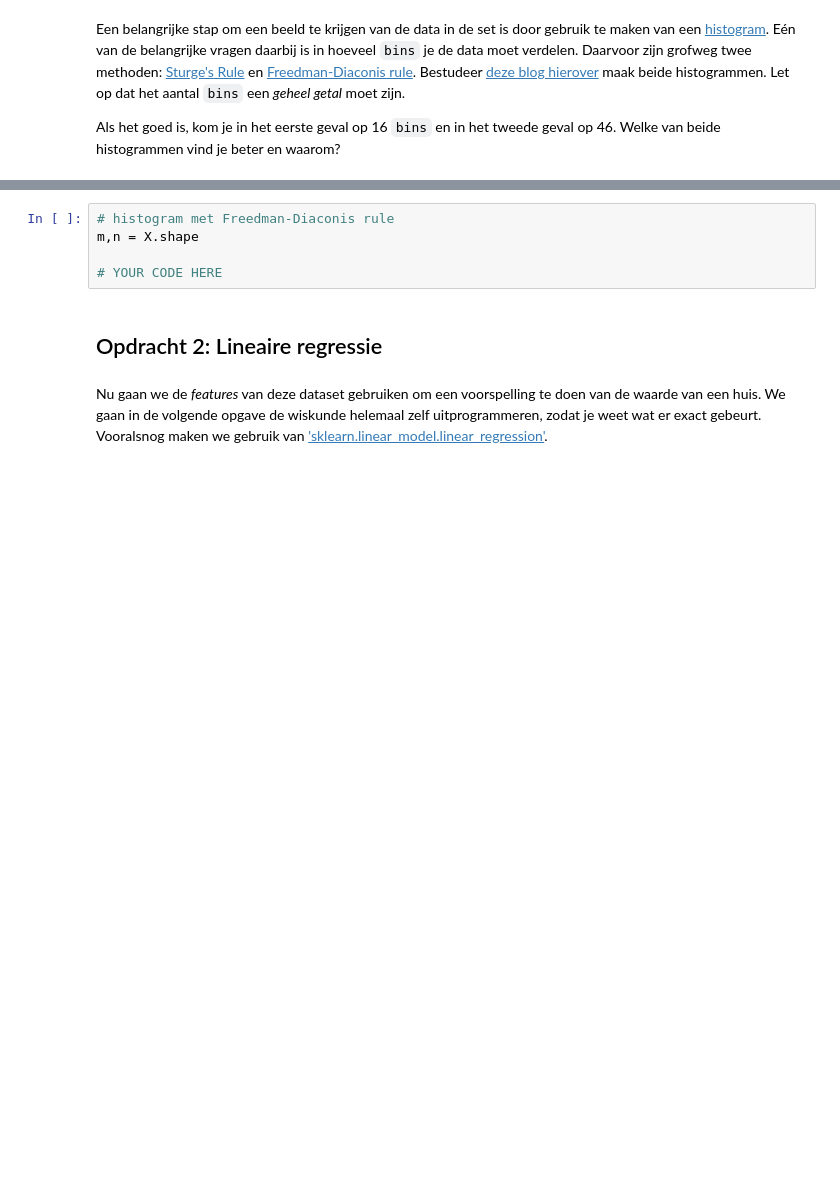
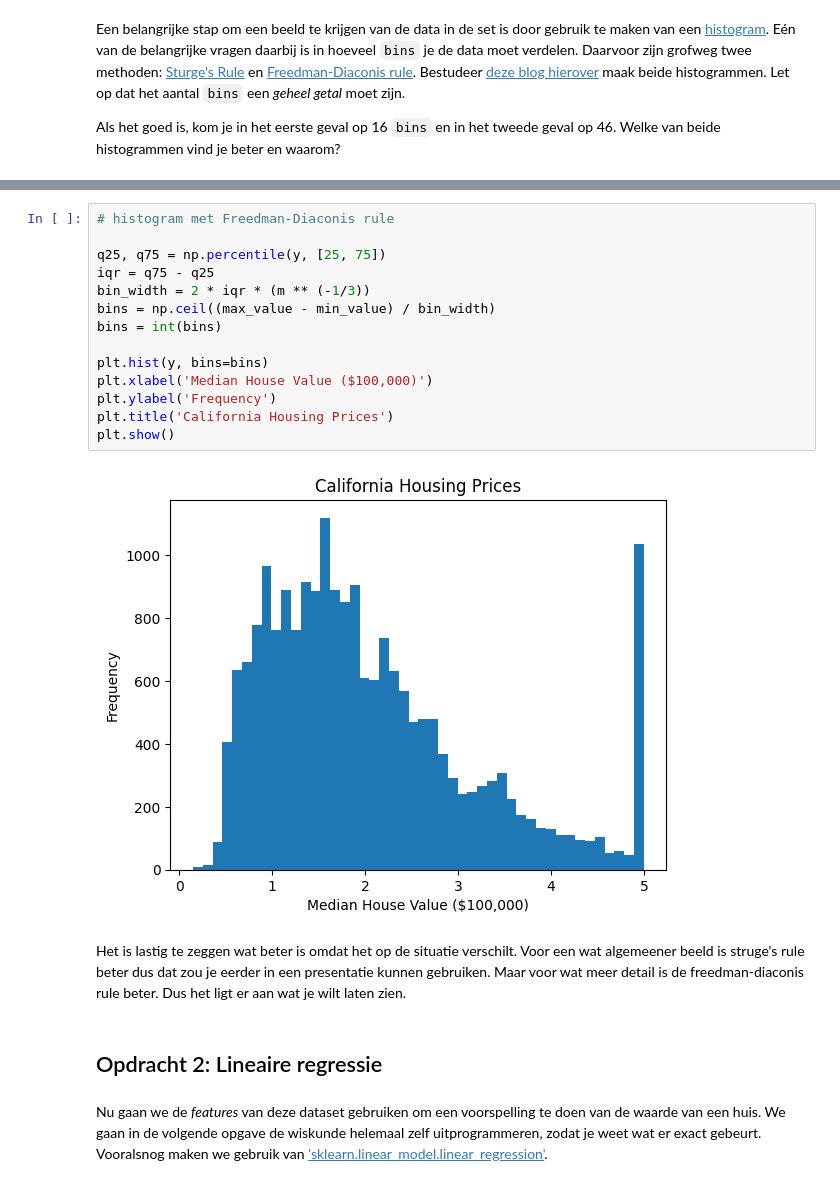
Before and after one commit to hanze-hbo-ict/Machine-Learning, a Jupyter notebook: docs/files/intro notebook en sklearn.ipynb, the cells around one changed output, grey strips where cells are left out. Cells and saved outputs as stored; diff of their text form; blank space fills up the shorter version.

```diff
--- a/docs/files/intro notebook en sklearn.ipynb
+++ b/docs/files/intro notebook en sklearn.ipynb
@@ -54,8 +85,21 @@ m,n = X.shape
 # %%
 # histogram met Freedman-Diaconis rule
-m,n = X.shape
 
-# YOUR CODE HERE
+q25, q75 = np.percentile(y, [25, 75])
+iqr = q75 - q25
+bin_width = 2 * iqr * (m ** (-1/3))
+bins = np.ceil((max_value - min_value) / bin_width)
+bins = int(bins)
+
+plt.hist(y, bins=bins)
+plt.xlabel('Median House Value ($100,000)')
+plt.ylabel('Frequency')
+plt.title('California Housing Prices')
+plt.show()
+# %% [output]
+[figure, added]
+# %% [markdown]
+Het is lastig te zeggen wat beter is omdat het op de situatie verschilt. Voor een wat algemeener beeld is struge's rule beter dus dat zou je eerder in een presentatie kunnen gebruiken. Maar voor wat meer detail is de freedman-diaconis rule beter. Dus het ligt er aan wat je wilt laten zien.
 # %% [markdown]
 ## Opdracht 2: Lineaire regressie
 # %% [markdown]
```
Also changed, not shown: parts of 14 cells of this notebook, 8 other files.
